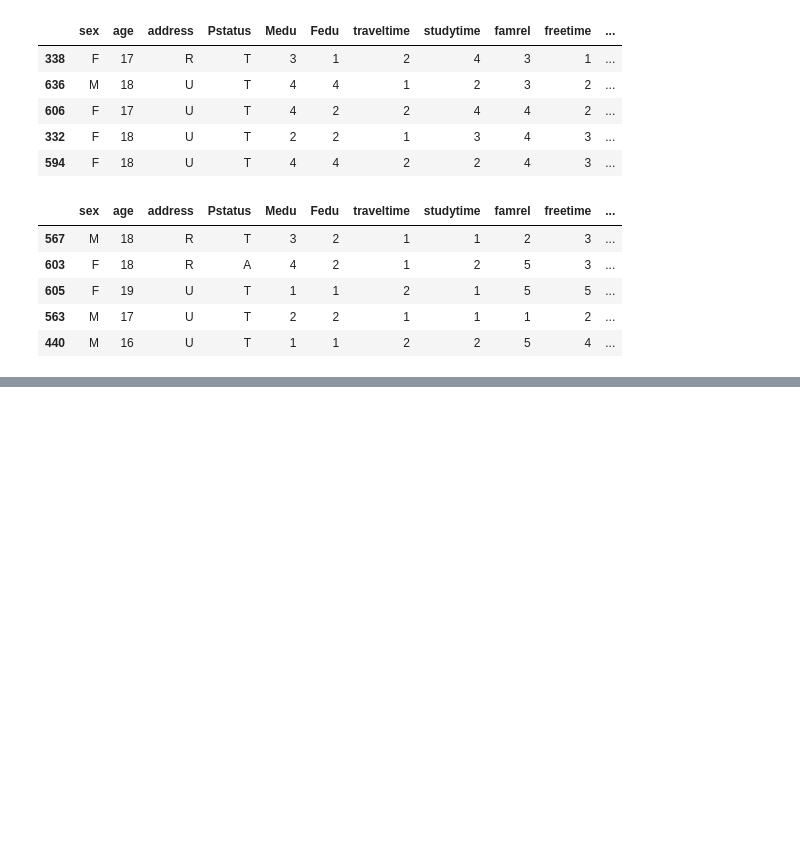
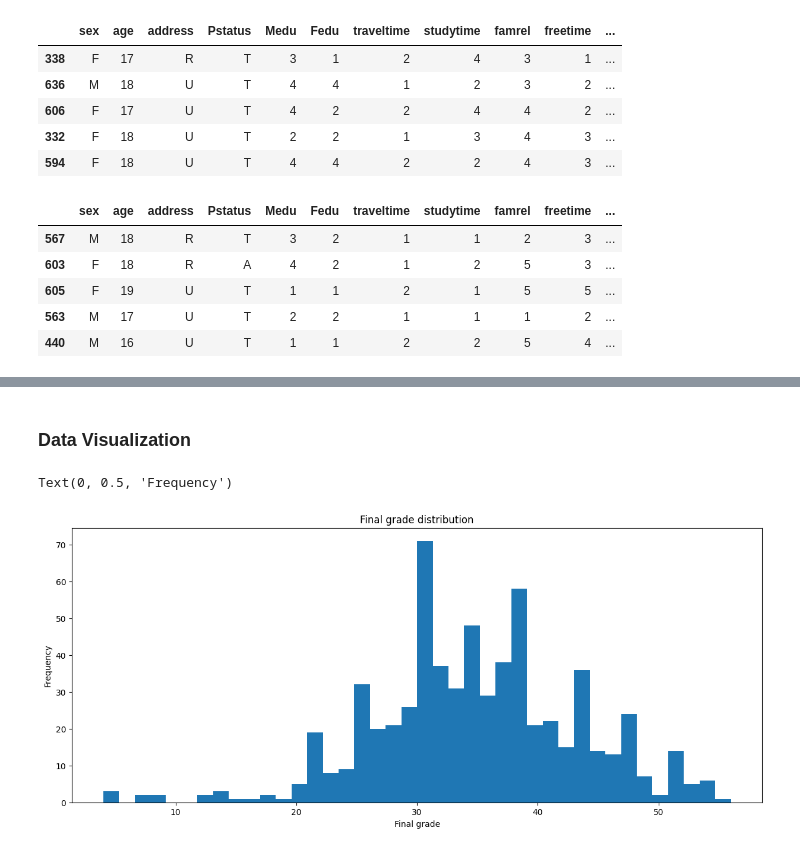
Before and after one commit to VBritis/EDA-StudentPerformance, a Jupyter notebook: EDA.ipynb, the cells around one changed output, grey strips where cells are left out. Saved outputs shown, nothing was run; the diff lists cells and outputs as text; code cells hidden in the pictures; blank space fills up the shorter version.

```diff
--- a/EDA.ipynb
+++ b/EDA.ipynb
@@ -99,0 +115,12 @@ df_filteredL.head()
+# %% [markdown]
+### Data Visualization
+# %%
+# Histogram plot
+plt.figure(figsize=(15,6))
+plt.hist(df['total'],bins=40)
+plt.title('Final grade distribution')
+plt.xlabel('Final grade')
+plt.ylabel('Frequency')
+# %% [output]
+Text(0, 0.5, 'Frequency')
+[figure, added]
```
Also changed, not shown: parts of 7 cells of this notebook.
